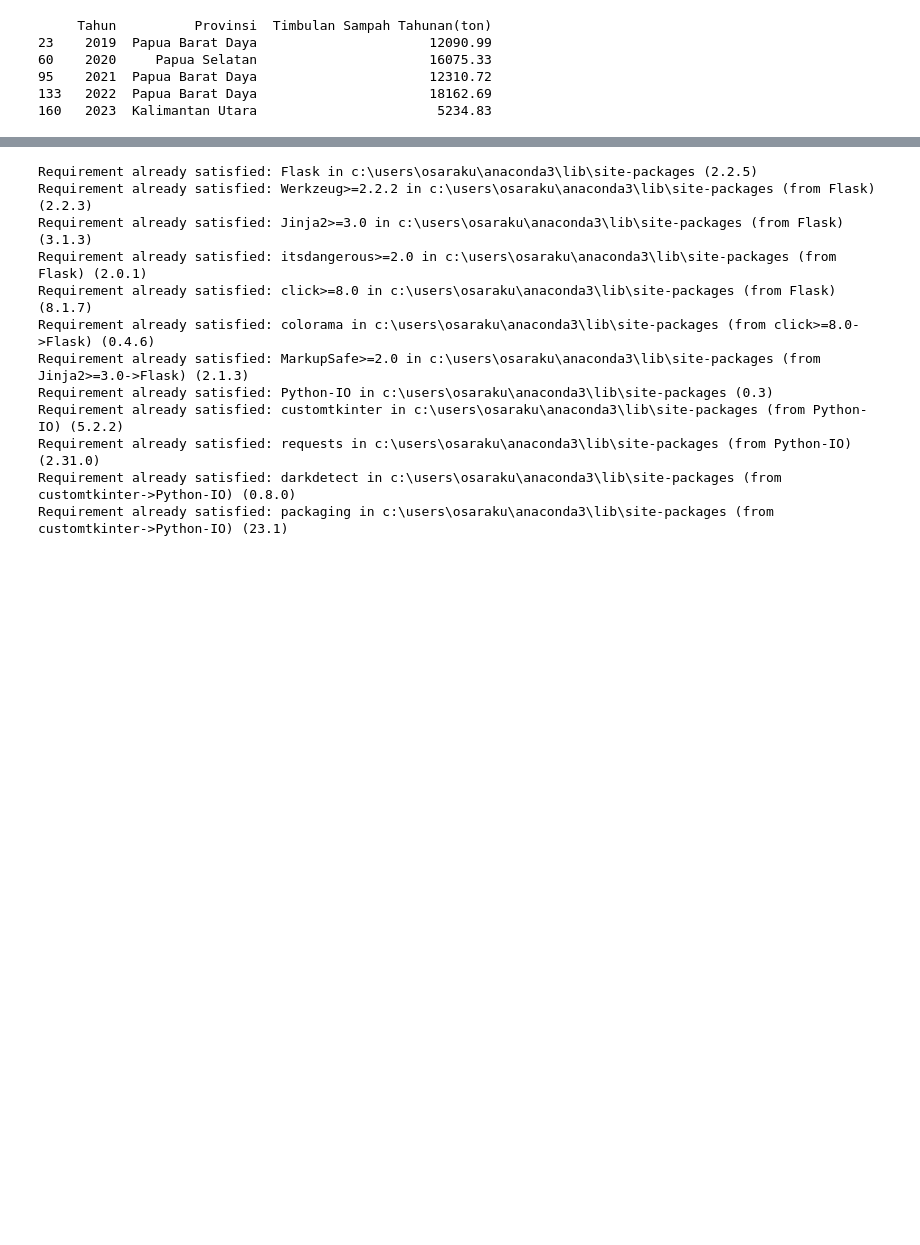
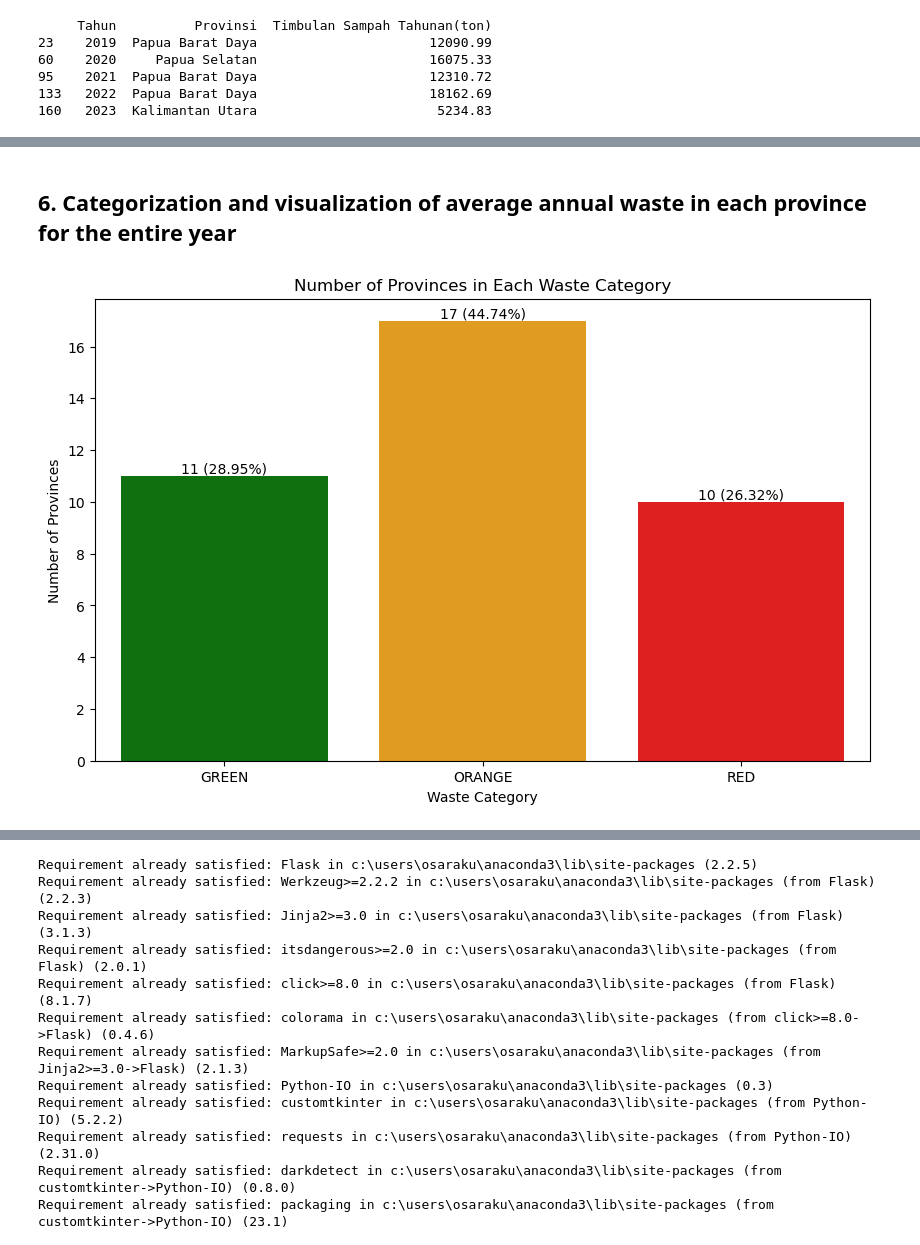
Before and after one commit to Osaraku/Course-9B-Web-Programming-with-Flask, a Jupyter notebook: Course_9B_Web_Programming_with_Flask.ipynb, the cells around one changed output, grey strips where cells are left out. Saved outputs shown, nothing was run; the diff lists cells and outputs as text; code cells hidden in the pictures; blank space fills up the shorter version.

```diff
--- a/Course_9B_Web_Programming_with_Flask.ipynb
+++ b/Course_9B_Web_Programming_with_Flask.ipynb
@@ -199,0 +210,39 @@ plt.show()
+# %% [markdown]
+## 6. Categorization and visualization of average annual waste in each province for the entire year
+# %%
+def categorize_waste(amount):
+    if amount <= 100000:
+        return 'GREEN'
+    elif 100000 < amount <= 700000:
+        return 'ORANGE'
+    else:
+        return 'RED'
+
+average_annual_waste['Category'] = average_annual_waste['Timbulan Sampah Tahunan(ton)'].apply(categorize_waste)
+
+# Count the number of provinces in each category
+category_counts = average_annual_waste['Category'].value_counts().reset_index()
+category_counts.columns = ['Category', 'Count']
+
+# Calculate the percentages
+category_counts['Percentage'] = (category_counts['Count'] / category_counts['Count'].sum()) * 100
+
+# Ensure the categories are in the desired order (green, orange, red)
+category_order = ['GREEN', 'ORANGE', 'RED']
+
+# Create the bar plot
+plt.figure(figsize=(10, 6))
+sns.barplot(data=category_counts, x='Category', y='Count', palette={'GREEN': 'green', 'ORANGE': 'orange', 'RED': 'red'}, order=category_order)
+
+# Annotate the bar plot with the actual count values and percentages
+for i, cat in enumerate(category_order):
+    count = category_counts[category_counts['Category'] == cat]['Count'].values[0]
+    percentage = category_counts[category_counts['Category'] == cat]['Percentage'].values[0]
+    plt.text(i, count, f"{count} ({percentage:.2f}%)", ha='center', va='bottom', fontsize=10)
+
+plt.title('Number of Provinces in Each Waste Category')
+plt.ylabel('Number of Provinces')
+plt.xlabel('Waste Category')
+plt.show()
+# %% [output]
+[figure, added]
```
Also changed, not shown: parts of 31 cells of this notebook, 2 other files.
